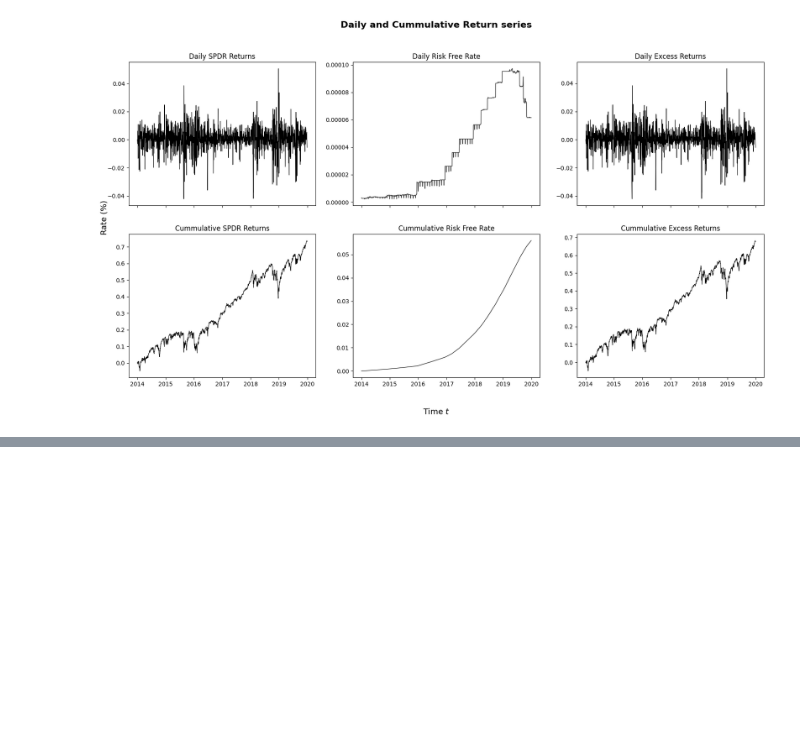
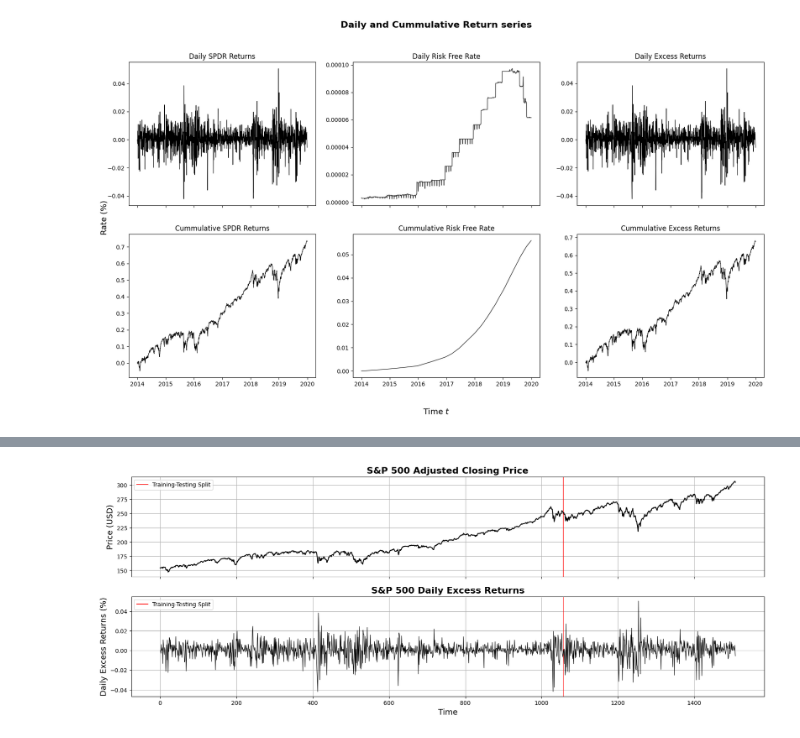
Before and after one commit to maxnorman569/comp0051_algorithmic_trading, a Jupyter notebook: coursework-two/06_coursework.ipynb, the cells around one changed output, grey strips where cells are left out. Drawn from its saved outputs; the diff is of its cells as text; code cells hidden in the pictures; blank space fills up the shorter version.

```diff
--- a/coursework-two/06_coursework.ipynb
+++ b/coursework-two/06_coursework.ipynb
@@ -40,0 +46,23 @@ Text(0.09, 0.5, 'Rate (%)')
+# %%
+# get train test split
+split_idx = int(len(df) * 0.7)
+risk_free_rate_series = torch.tensor(df['daily_effr'].to_numpy(), dtype=torch.float32)
+excess_return_data = torch.tensor(df['daily_excess_returns'].to_numpy(), dtype=torch.float32)
+norm_excess_return_data = torch.tensor(df['normalised_excess_returns'].to_numpy(), dtype=torch.float32)
+price_data = torch.tensor(df['adjusted_close_price'].to_numpy(), dtype=torch.float32)
+x_data = torch.arange(0, len(price_data), dtype=torch.float32)
+
+train_data, test_data = get_train_test_split(splitindex = split_idx, RFR = risk_free_rate_series, daily_R = excess_return_data, norm_R = norm_excess_return_data, P = price_data, X = x_data)
+
+rfr_train, rfr_test = train_data['RFR'], test_data['RFR'] #  risk free rate
+daily_r_train, daily_r_test = train_data['daily_R'], test_data['daily_R'] # daily excess returns
+norm_r_train, norm_r_test = train_data['norm_R'], test_data['norm_R'] # normalised daily excess returns
+p_train, p_test = train_data['P'], test_data['P'] # adjusted closing price
+x_train, x_test = train_data['X'], test_data['X'] # x data
+# %%
+price_and_returns_fid = plot_price_and_returns(x_train, p_train, daily_r_train, x_test, p_test, daily_r_test)
+
+# save figure
+price_and_returns_fid.savefig('figures/02_price_and_returns_train_test_split.png')
+# %% [output]
+[figure, added]
```
Also changed, not shown: parts of 25 cells of this notebook, 36 other files.
